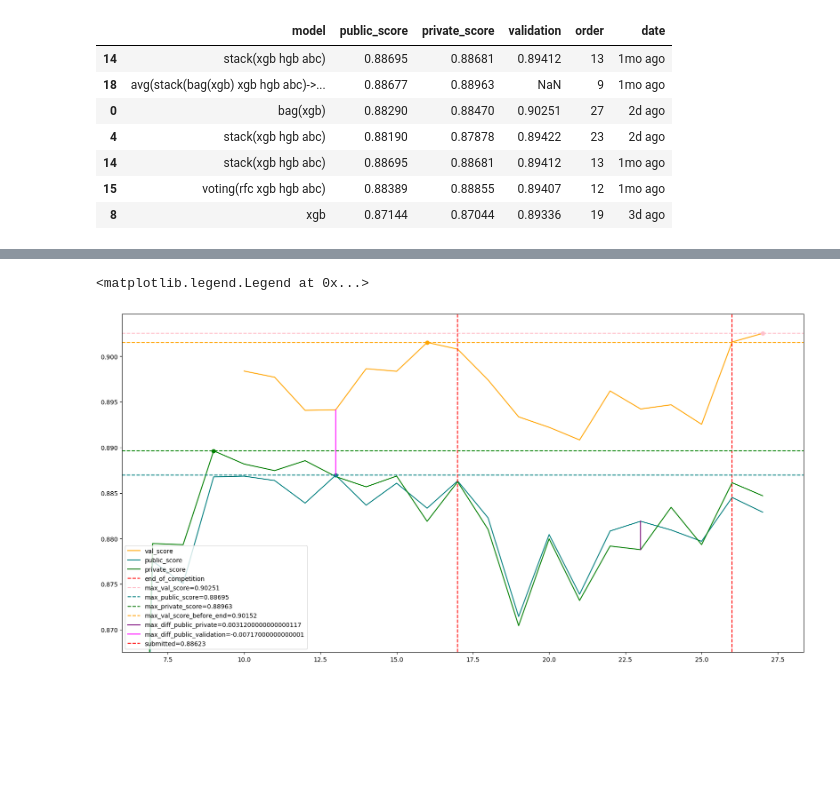
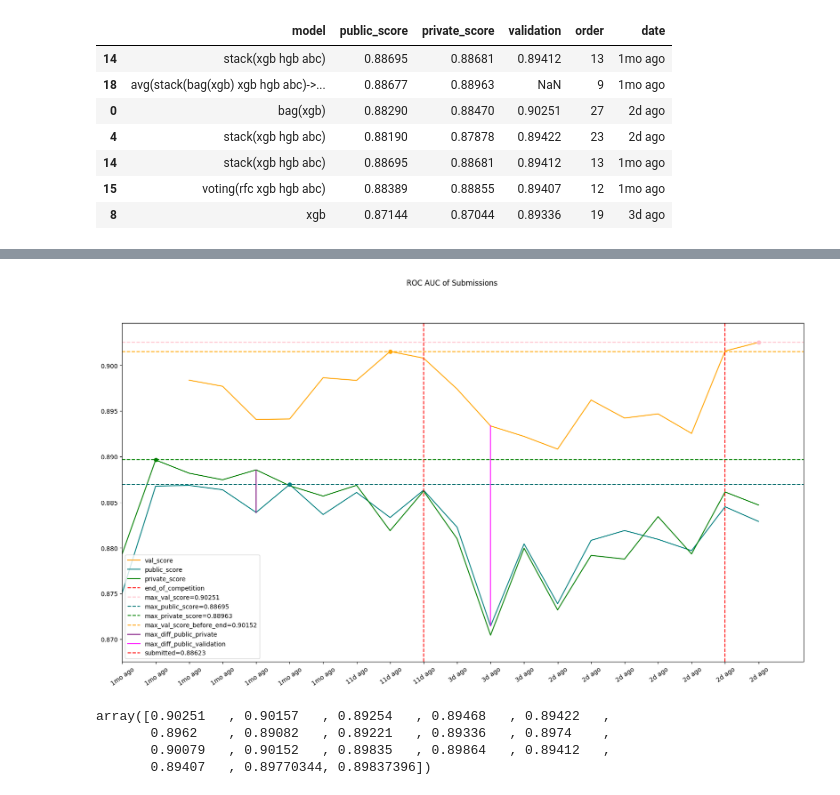
Before and after one commit to IgnacioPardo/TP2_TDVI, a Jupyter notebook: src/sub_hist_exp.ipynb, the cells around one changed output, grey strips where cells are left out. Drawn from its saved outputs; the diff is of its cells as text; code cells hidden in the pictures; blank space fills up the shorter version.

```diff
--- a/src/sub_hist_exp.ipynb
+++ b/src/sub_hist_exp.ipynb
@@ -236,42 +236,63 @@ ax.axhline(history["validation"].max(), color="pink", linestyle="--", label=f"ma
 ax.axhline(history["public_score"].max(), color="teal", linestyle="--", label=f"max_public_score={history['public_score'].max()}")
 ax.axhline(history["private_score"].max(), color="green", linestyle="--", label=f"max_private_score={history['private_score'].max()}")
 
 # Add max validation before end of competition
 
 ax.axhline(history.loc[history[history["status"] != "Complete (after deadline)"]["validation"].idxmax()]["validation"], color="orange", linestyle="--", label=f"max_val_score_before_end={history.loc[history[history['status'] != 'Complete (after deadline)']['validation'].idxmax()]['validation']}")
 
-ax.set_xlim(6, ax.get_xlim()[1])
-ax.set_ylim(history.loc[history["order"] == 7, "public_score"].values[0] - 0.01, max(history["public_score"].max() + 0.01, history["private_score"].max() + 0.015))
-
 # Plot distance in between max and min differences
 
 ax.plot(history.loc[history["validation"].idxmax()]["order"], history["validation"].max(), marker="o", color="pink")
 ax.plot(history.loc[history["public_score"].idxmax()]["order"], history["public_score"].max(), marker="o", color="teal")
 ax.plot(history.loc[history["private_score"].idxmax()]["order"], history["private_score"].max(), marker="o", color="green")
 ax.plot(history.loc[history[history["status"] != "Complete (after deadline)"]["validation"].idxmax()]["order"], history.loc[history[history["status"] != "Complete (after deadline)"]["validation"].idxmax()]["validation"], marker="o", color="orange")
 
 
 # Max difference between public and private score
 ax.plot(
-    [history.loc[history["public_private_diff"].idxmax()]["order"], history.loc[history["public_private_diff"].idxmax()]["order"]],
-    [history.loc[history["public_private_diff"].idxmax()]["private_score"], history.loc[history["public_private_diff"].idxmax()]["public_score"]],
+    [history.loc[history[history["order"] > 7]["public_private_diff"].abs().idxmax()]["order"], history.loc[history[history["order"] > 7]["public_private_diff"].abs().idxmax()]["order"]],
+    [history.loc[history[history["order"] > 7]["public_private_diff"].abs().idxmax()]["private_score"], history.loc[history[history["order"] > 7]["public_private_diff"].abs().idxmax()]["public_score"]],
     color="purple",
-    label=f"max_diff_public_private={history.loc[history['public_private_diff'].idxmax()]['public_private_diff']}"
+    label=f"max_diff_public_private" # ={history.loc[history['public_private_diff'].idxmax()]['public_private_diff']}"
 )
 
 # Max difference between public and validation score
 ax.plot(
-    [history.loc[history["public_validation_diff"].idxmax()]["order"], history.loc[history["public_validation_diff"].idxmax()]["order"]],
-    [history.loc[history["public_validation_diff"].idxmax()]["validation"], history.loc[history["public_validation_diff"].idxmax()]["public_score"]],
+    [history.loc[history["public_validation_diff"].abs().idxmax()]["order"], history.loc[history["public_validation_diff"].abs().idxmax()]["order"]],
+    [history.loc[history["public_validation_diff"].abs().idxmax()]["validation"], history.loc[history["public_validation_diff"].abs().idxmax()]["public_score"]],
     color="magenta",
-    label=f"max_diff_public_validation={history.loc[history['public_validation_diff'].idxmax()]['public_validation_diff']}"
+    label=f"max_diff_public_validation" #{history.loc[history['public_validation_diff'].idxmax()]['public_validation_diff']}"
 )
 
+
 # Line at order 17 (final submission)
-
 ax.axvline(17, color="red", linestyle="--", label=f"submitted={history[history['order'] == 17]['private_score'].values[0]}")
 
+# Set date as xticks
+
+ax.set_xticks(history["order"])
+ax.set_xticklabels(history["date"], rotation=35)
+
+ax.set_ylim(
+    history.loc[history["order"] == 7, "public_score"].values[0] - 0.01,
+    max(
+        history["public_score"].max() + 0.01,
+        history["private_score"].max() + 0.015
+    )
+)
+ax.set_xlim(8, ax.get_xlim()[1])
+
 ax.legend()
+
+fig.suptitle("ROC AUC of Submissions")
+
+fig.savefig("plots/submission_history.png")
 # %% [output]
-<matplotlib.legend.Legend at 0x...>
-[figure, old version]
+[figure, new version]
+# %%
+history.dropna(subset=["validation"])["validation"].values
+# %% [output]
+array([0.90251   , 0.90157   , 0.89254   , 0.89468   , 0.89422   ,
+       0.8962    , 0.89082   , 0.89221   , 0.89336   , 0.8974    ,
+       0.90079   , 0.90152   , 0.89835   , 0.89864   , 0.89412   ,
+       0.89407   , 0.89770344, 0.89837396])
```
Also changed, not shown: 17 other files.
